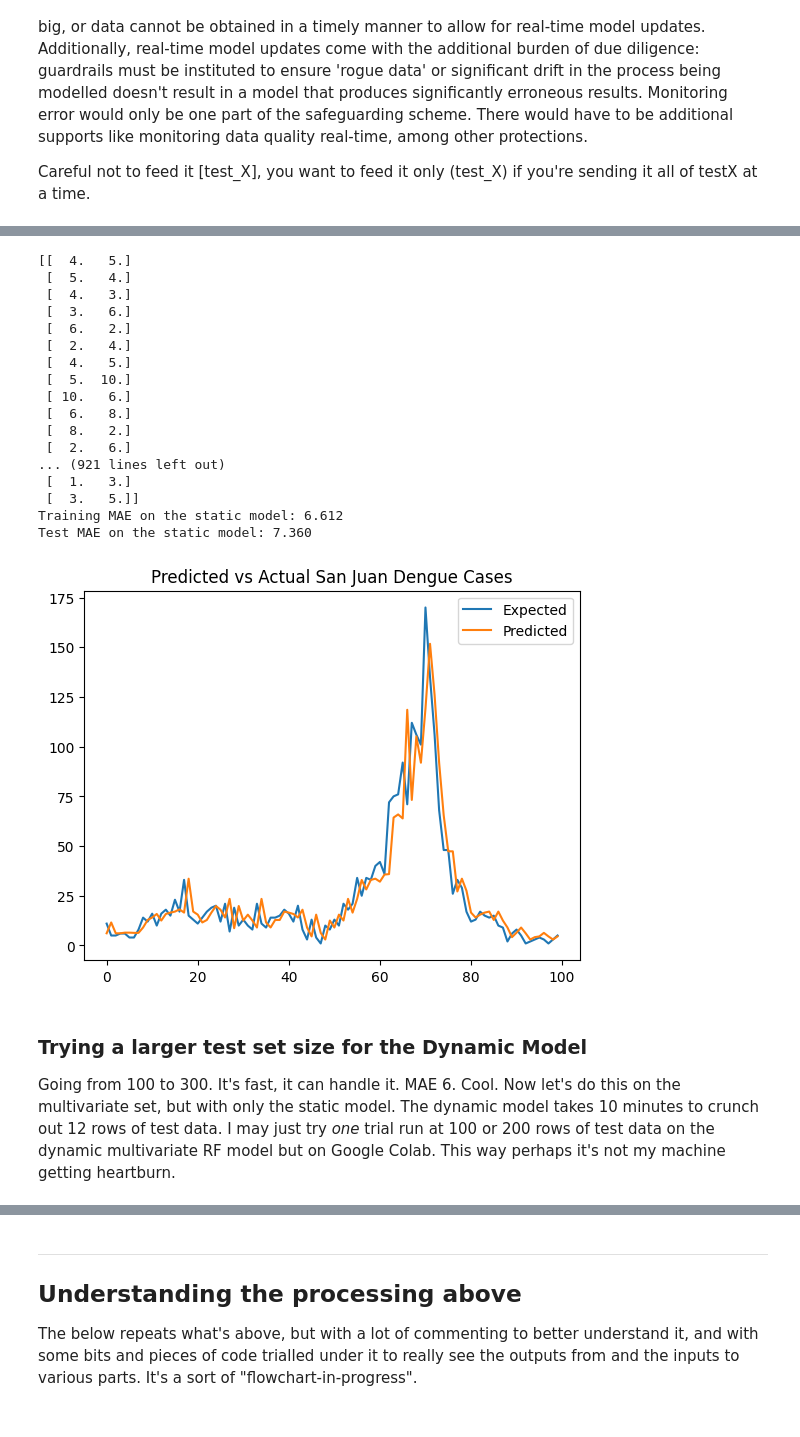
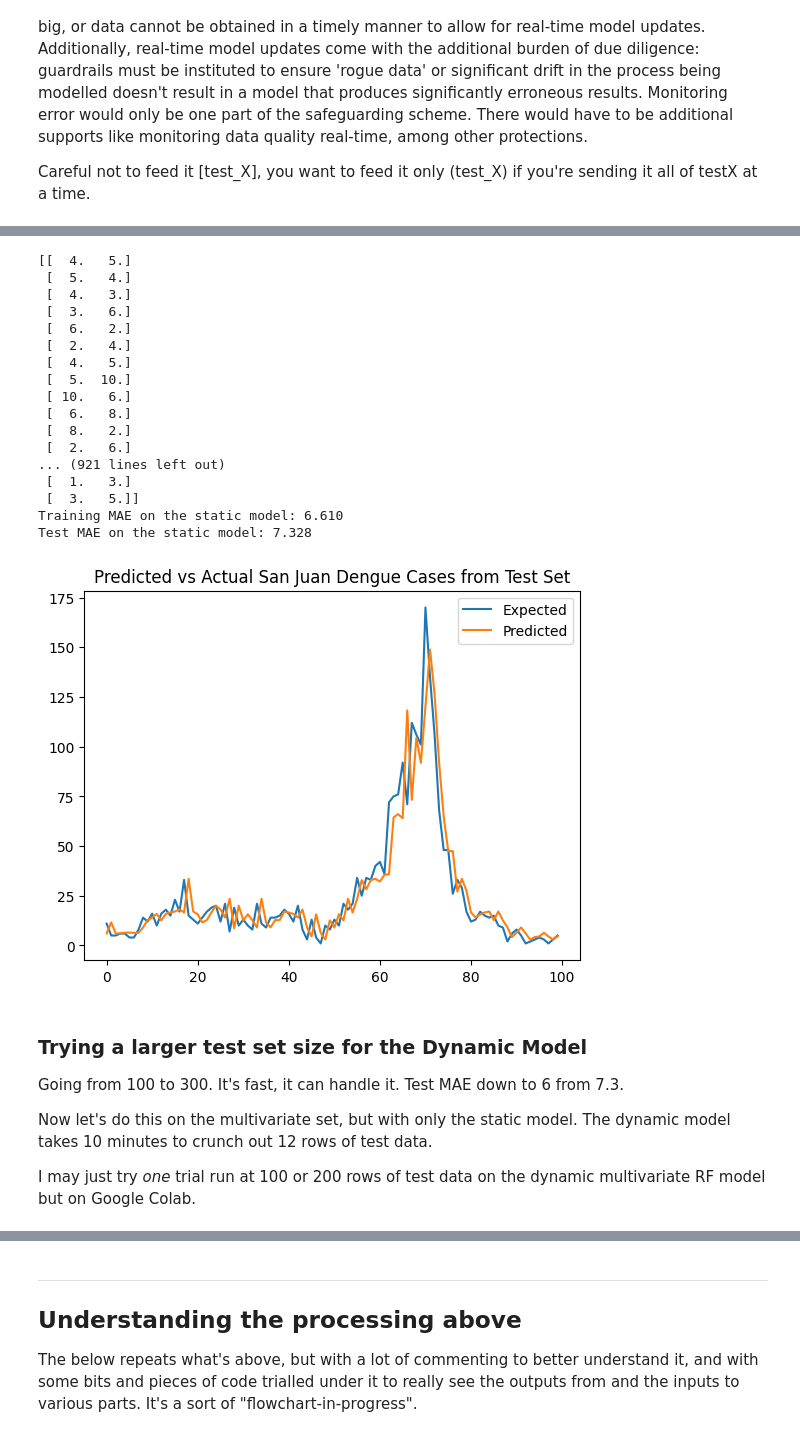
Before and after one commit to ValerieDier/multivariate_timeseries_forecasting_dengue, a Jupyter notebook: notebooks/rf_trial_nlags_UV.ipynb, the cells around one changed output, grey strips where cells are left out. Cells and saved outputs as stored; diff of their text form; code cells hidden in the pictures.

```diff
--- a/notebooks/rf_trial_nlags_UV.ipynb
+++ b/notebooks/rf_trial_nlags_UV.ipynb
@@ -928,67 +426,72 @@ Going from 12 to 100.  It's fast, it can handle it.  MAE 7.3, up from 2.6 on 12
 # %%
 # Pull the data that is output from series_to_supervised
-print(data) # 2 columns (y(t-1), y(t)) as expected
+print(data)
 
 # Split the data into a training set and a test set; the training set is used to fit the model
-# takes first rows up to last n_test (12) rows, all columns (so lagged y and y(t))
-train, test = train_test_split(data, 100)
+train, test = train_test_split_rows_reserved(data, 100)
+
+# makes a list of arrays [y(t-1), y(t)]
 history = [x for x in train]
-# basically the output of series_to_supervised (data); each row made into array [y(t-1), y(t)] - it's an array (or list) of arrays
-#history
 
 # Take the entire test set and assign the all but the last column to X as the features (lagged y) and the last column is Y as the target (y(t))
 testX, testy = test[:, :-1], test[:, -1]
 
 # history ends up as 'train' in the random_forest_forecast function. Appropriate substitutions made.
-# back to the array we had before with train prior to it being fed to [x for x in train].
-# Not sure why the back and forth.  It's the 2 columns of training data:, y(t-1), y(t).
+# not certain why we're circling back to the array we had before: train prior to it being fed to [x for x in train].
+# It's still just the 2 columns of training data:, y(t-1), y(t).
 history = asarray(history)
-# again, history subbed in per parameters fed to random_forest_forecast function; keeps all rows, but separates lagged y and y(t)
+
+# again, history subbed in per parameters fed to random_forest_forecast function;
+# keeps all rows, but separates lagged y and y(t)
 trainX, trainy = history[:, :-1], history[:, -1]
 model_static = RandomForestRegressor(n_estimators=1000)
 model_static.fit(trainX, trainy)
 
-# now predict y(t) using testX (last 12/n_test rows of lagged y)
+# now predict y(t) using testX (last n_test rows of lagged y)
 yhat_static_test = model_static.predict(testX)
 yhat_static_test
 #print('>Test expected=%.1f, Test predicted=%.1f' % (testy, yhat_static_test))
 yhat_static_train = model_static.predict(trainX)
 yhat_static_train
 #print('>Train expected=%.1f, Train predicted=%.1f' % (trainy, yhat_static_train))
 
 MAE_static_train = mean_absolute_error(trainy, yhat_static_train)
 print('Training MAE on the static model: %.3f' % MAE_static_train)
-MAE_static_test = mean_absolute_error(test[:, -1], yhat_static_test)
+MAE_static_test = mean_absolute_error(testy, yhat_static_test) # not sure why we're not using testy here
 print('Test MAE on the static model: %.3f' % MAE_static_test)
 
 # plot actual and predicted
-pyplot.plot(test[:, -1], label='Expected')
+pyplot.plot(testy, label='Expected')
 pyplot.plot(yhat_static_test, label='Predicted')
-pyplot.title("Predicted vs Actual San Juan Dengue Cases")
+pyplot.title("Predicted vs Actual San Juan Dengue Cases from Test Set")
 pyplot.legend()
 pyplot.show()
 # %% [output]
 [[  4.   5.]
  [  5.   4.]
  [  4.   3.]
  [  3.   6.]
  [  6.   2.]
  [  2.   4.]
  [  4.   5.]
  [  5.  10.]
  [ 10.   6.]
  [  6.   8.]
  [  8.   2.]
  [  2.   6.]
 ... (921 lines left out)
  [  1.   3.]
  [  3.   5.]]
-Training MAE on the static model: 6.612
-Test MAE on the static model: 7.360
+Training MAE on the static model: 6.610
+Test MAE on the static model: 7.328
-[figure, old version]
+[figure, new version]
 # %% [markdown]
 ### Trying a larger test set size for the Dynamic Model
 
-Going from 100 to 300.  It's fast, it can handle it.  MAE 6.  Cool.  Now let's do this on the multivariate set, but with only the static model.  The dynamic model takes 10 minutes to crunch out 12 rows of test data.  I may just try *one* trial run at 100 or 200 rows of test data on the dynamic multivariate RF model but on Google Colab.  This way perhaps it's not my machine getting heartburn.
+Going from 100 to 300.  It's fast, it can handle it.  Test MAE down to 6 from 7.3.
+
+Now let's do this on the multivariate set, but with only the static model.  The dynamic model takes 10 minutes to crunch out 12 rows of test data.
+
+I may just try *one* trial run at 100 or 200 rows of test data on the dynamic multivariate RF model but on Google Colab.
 # %%
 # Pull the data that is output from series_to_supervised
```
Also changed, not shown: parts of 17 cells of this notebook, 5 other files.
